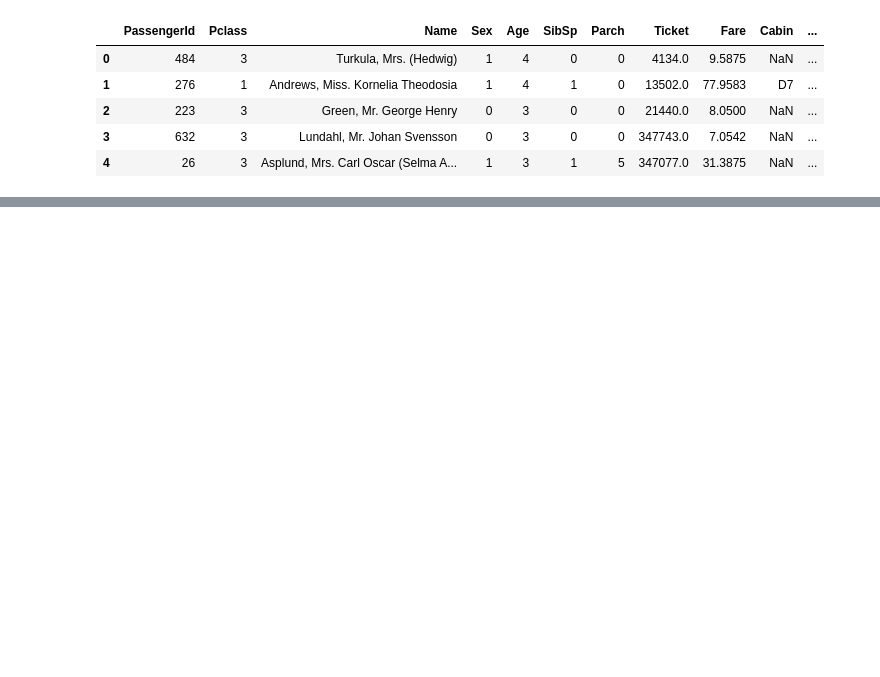
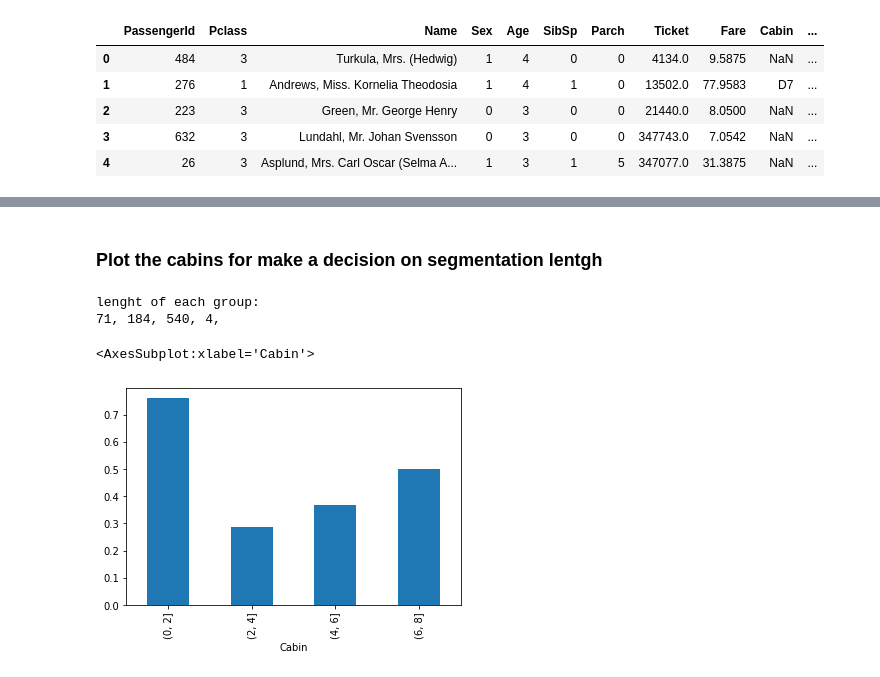
Before and after one commit to nahbos/Machine-Learning, a Jupyter notebook: ID3-Titanic.ipynb, the cells around one changed output, grey strips where cells are left out. Saved outputs shown, nothing was run; the diff lists cells and outputs as text; code cells hidden in the pictures; blank space fills up the shorter version.

```diff
--- a/ID3-Titanic.ipynb
+++ b/ID3-Titanic.ipynb
@@ -288,3 +429,0 @@ train.head()
-# %%
-test['Age'] = test['Age'].apply(lambda x: next((v for k, v in ranges.items() if x in k), 0))
-test.head()
@@ -297,0 +430,3 @@ test.head()
+# %%
+group_class_test = test.groupby(by=['Pclass', 'Survived'])
+group_class_test.first()
@@ -297,0 +442,14 @@ test.head()
+# %%
+for grp, pdf in group_class_test:
+    cabins_list = pdf[pdf['Cabin'].notnull()]['Cabin'].tolist()
+    if not cabins_list:
+        most_freq = 'Z'
+    else:
+        most_freq = max(set(cabins_list), key = cabins_list.count)
+
+    print(most_freq[0])
+    nan_arr = pdf[pdf['Cabin'].isnull()]['PassengerId'].tolist()
+    for nan in nan_arr:
+        test.loc[test['PassengerId'] == nan, 'Cabin'] = most_freq[0]
+
+test.info()
@@ -297,0 +476,5 @@ test.head()
+# %%
+ranges = {'A': 1, 'B': 2, 'C': 3, 'D': 4, 'E': 5, 'F': 6, 'G': 7, 'Z': 8}
+
+train, test = mapper(train, test, 'Cabin', ranges)
+train.head()
@@ -297,0 +511,16 @@ test.head()
+# %% [markdown]
+### Plot the cabins for make a decision on segmentation lentgh
+# %%
+cabin_range = pd.cut(train["Cabin"], np.arange(0, 10, 2))
+cabin_grps = train.groupby(cabin_range)
+print("lenght of each group: ")
+for grp, pdf in cabin_grps:
+    print(len(pdf['Cabin'].tolist()), end=', ')
+
+cabin_grps = cabin_grps.mean()
+cabin_grps['Survived'].plot.bar()
+# %% [output]
+lenght of each group:
+71, 184, 540, 4,
+<AxesSubplot:xlabel='Cabin'>
+[figure, added]
```
Also changed, not shown: parts of 37 cells of this notebook.
